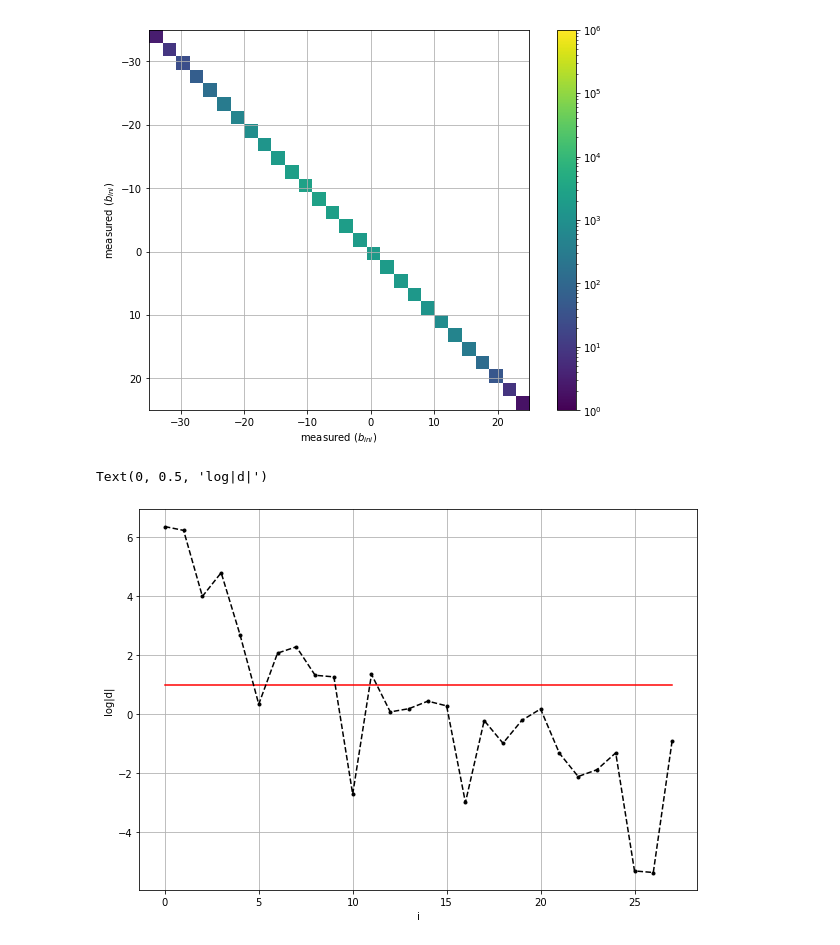
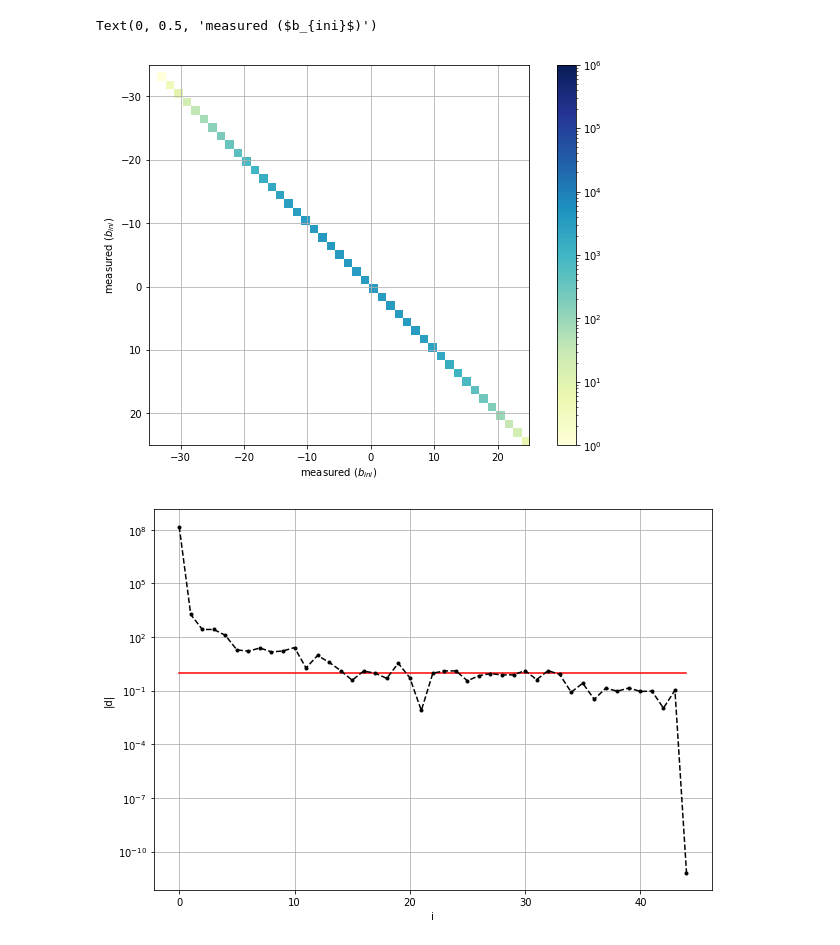
Before and after one commit to dim02/svdUnfold, a Jupyter notebook: svdUnfold.ipynb, the cells around one changed output. Drawn from its saved outputs; the diff is of its cells as text; code cells hidden in the pictures.

```diff
--- a/svdUnfold.ipynb
+++ b/svdUnfold.ipynb
@@ -10,11 +10,6 @@ plt.rcParams['axes.grid'] = True
 plt.rcParams['axes.axisbelow'] = True
 
 exampleProblem = ExampleProblem()
-exampleProblem.set_bins_x_ini(28, -35, 25)
-exampleProblem.set_bins_b_ini(28, -35, 25)
+exampleProblem.set_bins_x_ini(45, -35, 25)
+exampleProblem.set_bins_b_ini(45, -35, 25)
 exampleProblem.setup_example()
-
-print("bins in x:", exampleProblem.n_bins_x)
-#print("bins x: ", exampleProblem.bins_x, "\nbin centers x: ", exampleProblem.bin_centers_x)
-print("bins in b:", exampleProblem.n_bins_b)
-#print("bins b: ", exampleProblem.bins_b, "\nbin centers b: ", exampleProblem.bin_centers_b)
@@ -75,31 +59,27 @@ plt.show()
 # %%
-#%matplotlib notebook
-
 B = exampleProblem.get_test_data_covariance()
 
 plt.figure(figsize=(10, 7))
 
-plt.imshow(B, norm=LogNorm(vmin=1, vmax=1e6), \
+plt.imshow(B, norm=LogNorm(vmin=1, vmax=1e6), cmap="YlGnBu",\
            extent=[exampleProblem.bins_b[0], exampleProblem.bins_b[-1],exampleProblem.bins_b[-1],exampleProblem.bins_b[0]])
 plt.colorbar()
 plt.xlabel("measured ($b_{ini}$)")
 plt.ylabel("measured ($b_{ini}$)")
-plt.show()
 # %% [output]
+Text(0, 0.5, 'measured ($b_{ini}$)')
-[figure, old version]
+[figure, new version]
 # %%
-#%matplotlib notebook
-
 unfold = svdunfold.SVDunfold(x_ini, b_test, A, B)
 unfold.transform_system()
 d = unfold.get_abs_d()
 
 plt.figure(figsize=(10, 7))
 
 plt.plot(np.arange(len(d)), np.ones(len(d)), "r-" )
 plt.plot(np.arange(len(d)), d, "k.--")
 plt.xlabel("i")
-plt.ylabel("log|d|")
+plt.ylabel("|d|")
+plt.yscale("log")
 # %% [output]
-Text(0, 0.5, 'log|d|')
-[figure, old version]
+[figure, new version]
```
Also changed, not shown: parts of 6 cells of this notebook.
